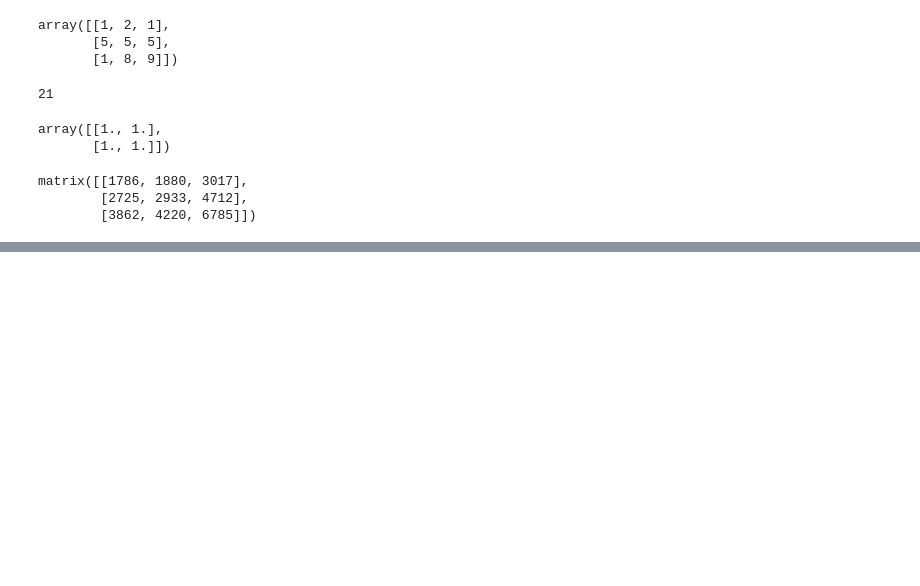
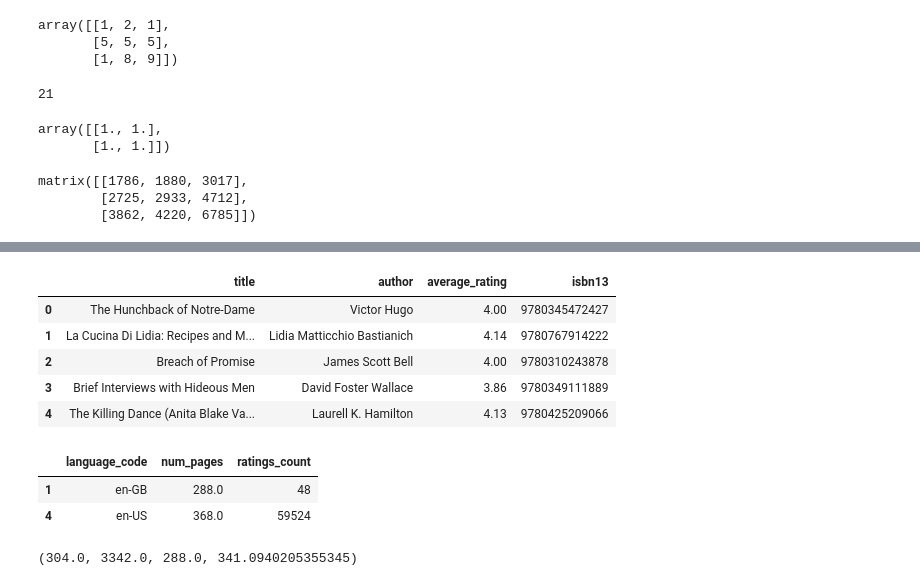
Before and after one commit to venkhatbalaji/pg-ai-ml, a Jupyter notebook: pg-ai-ml/Data Manipulations.ipynb, the cells around one changed output, grey strips where cells are left out. Saved outputs shown, nothing was run; the diff lists cells and outputs as text; code cells hidden in the pictures; blank space fills up the shorter version.

```diff
--- a/pg-ai-ml/Data Manipulations.ipynb
+++ b/pg-ai-ml/Data Manipulations.ipynb
@@ -497,0 +550,26 @@ matrix([[1786, 1880, 3017],
+# %%
+df.iloc[0:5,0:4]
+# %% [output]
+|  | title | author | average_rating | isbn13 |
+| 0 | The Hunchback of Notre-Dame | Victor Hugo | 4.00 | 9780345472427 |
+| 1 | La Cucina Di Lidia: Recipes and M... | Lidia Matticchio Bastianich | 4.14 | 9780767914222 |
+| 2 | Breach of Promise | James Scott Bell | 4.00 | 9780310243878 |
+| 3 | Brief Interviews with Hideous Men | David Foster Wallace | 3.86 | 9780349111889 |
+| 4 | The Killing Dance (Anita Blake Va... | Laurell K. Hamilton | 4.13 | 9780425209066 |
+# %%
+df.loc[[1,4], ['language_code', 'num_pages', 'ratings_count']]
+# %% [output]
+|  | language_code | num_pages | ratings_count |
+| 1 | en-GB | 288.0 | 48 |
+| 4 | en-US | 368.0 | 59524 |
+# %%
+# Calculate statistical values for 'num_pages'
+median_num_pages = df['num_pages'].median()
+max_num_pages = df['num_pages'].max()
+mode_num_pages = df['num_pages'].mode()[0]  # Mode returns a Series, take first value
+mean_num_pages = df['num_pages'].mean()
+
+# Display the calculated values
+median_num_pages, max_num_pages, mode_num_pages, mean_num_pages
+# %% [output]
+(304.0, 3342.0, 288.0, 341.0940205355345)
```
Also changed, not shown: parts of 12 cells of this notebook.
